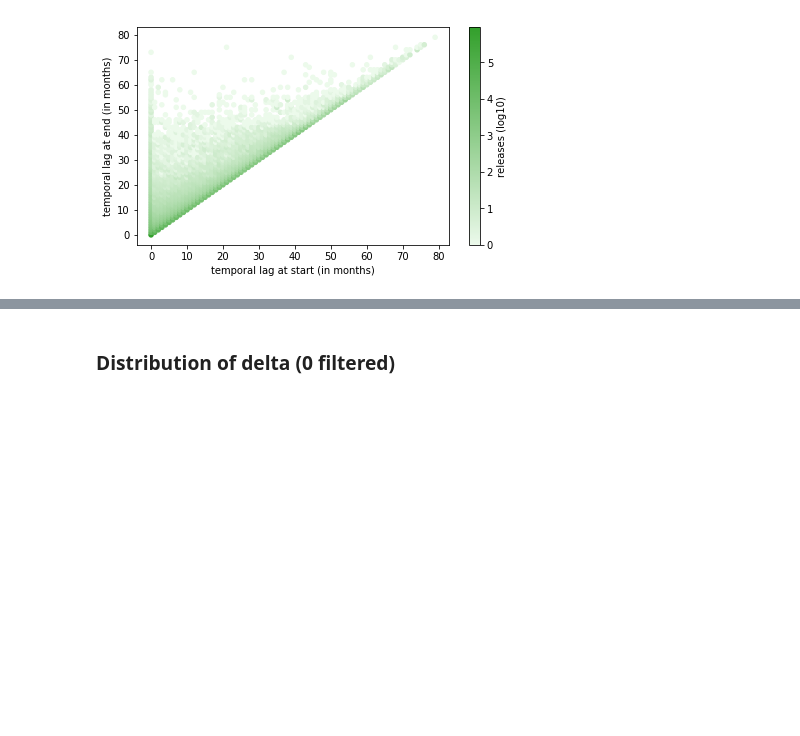
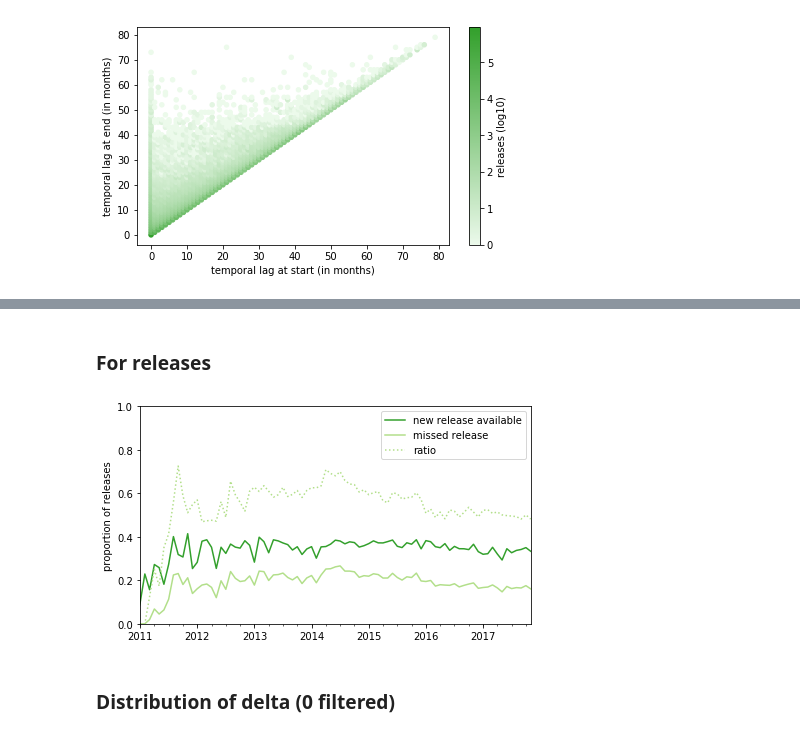
Before and after one commit to AlexandreDecan/secos-lag, a Jupyter notebook: notebooks/Technical lags.ipynb, the cells around one changed output, grey strips where cells are left out. Cells and saved outputs as stored; diff of their text form; code cells hidden in the pictures; blank space fills up the shorter version.

```diff
--- a/notebooks/Technical lags.ipynb
+++ b/notebooks/Technical lags.ipynb
@@ -493,3 +564,35 @@ savefig(ax.figure, 'temporal_scatter_releases_lags')
+# %% [markdown]
+### For releases
+# %%
+df_tmp = (
+    df_lags_releases
+    [lambda d: ~d['Censored']]
+    .assign(releases=1)
+    .groupby(pandas.Grouper(key='NextTime', freq='1M'))
+    [['releases', 'NewAvailable', 'NewMissed']]
+    .sum()
+    .apply(lambda d: d / d['releases'], axis=1)
+)
+
+ax = (
+    df_tmp
+    [['NewAvailable', 'NewMissed']]
+    .rename(columns={'NewAvailable': 'new release available', 'NewMissed': 'missed release'})
+    .plot(color=PAL_REL)
+)
+
+df_tmp.assign(ratio=lambda d: d['NewMissed'] / d['NewAvailable'])[['ratio']].plot(color=PAL_REL[1], style=':', ax=ax)
+
+ax.set(
+    xlabel='',
+    ylabel='proportion of releases',
+    xlim=DATE_RANGE,
+    ylim=(0, 1),
+)
+
+savefig(ax.figure, 'temporal_prop_rel_available_missed')
+# %% [output]
+[figure, added]
 # %% [markdown]
 ### Distribution of delta (0 filtered)
 # %%
```
Also changed, not shown: parts of 20 cells of this notebook.
